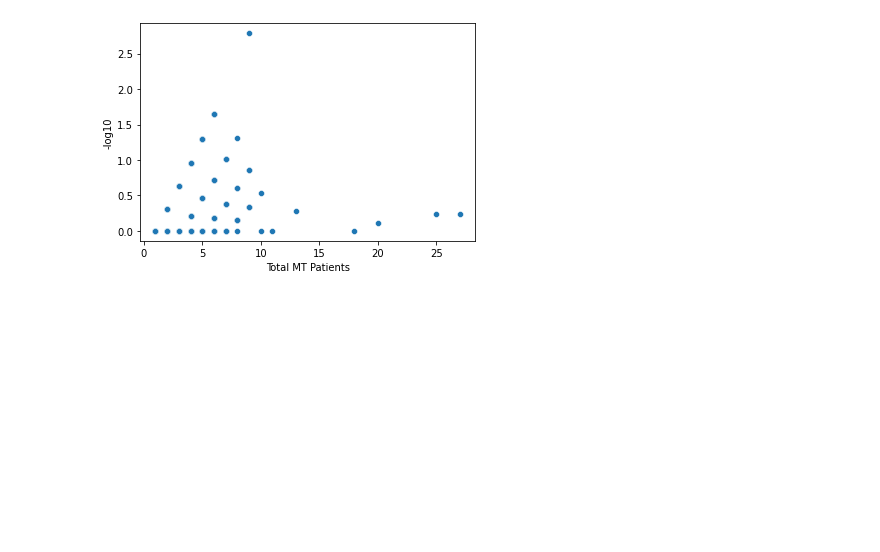
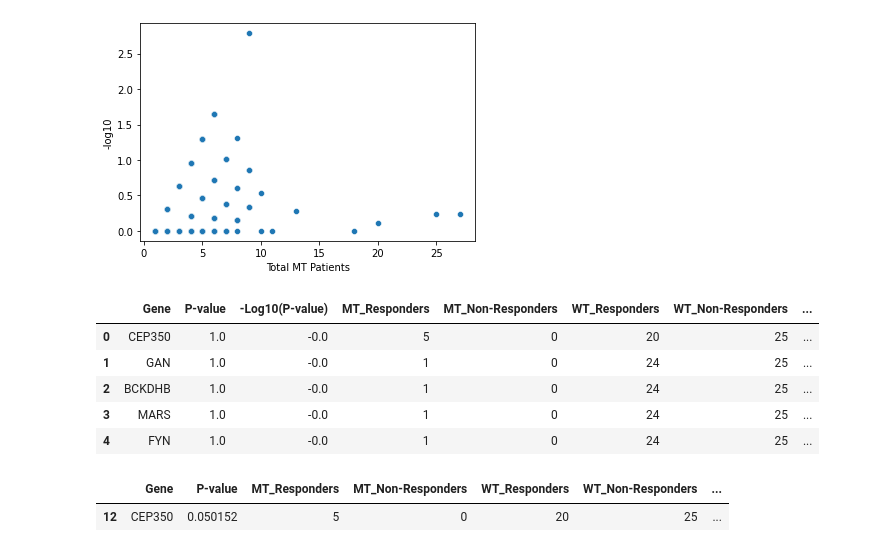
Before and after one commit to jakecharris/dana_farber-assignment, a Jupyter notebook: code-notebook.ipynb, the cells around one changed output. Cells and saved outputs as stored; diff of their text form; code cells hidden in the pictures; blank space fills up the shorter version.

```diff
--- a/code-notebook.ipynb
+++ b/code-notebook.ipynb
@@ -278,0 +384,7 @@ sns.scatterplot(data=gene_enrichment_table, x='Total MT Patients', y='-log10')
+# %%
+# Run Fisher's on all genes, make DF
+import multiprocess as mp
+
+genes = list(nonsynon_df['Hugo_Symbol'].unique())
+with mp.Pool(5) as pool:
+    full_dict = pool.map(gene_enrichment_fishers, genes) # multiprocess
@@ -278,0 +395,15 @@ sns.scatterplot(data=gene_enrichment_table, x='Total MT Patients', y='-log10')
+# %%
+fishers_df = pd.DataFrame.from_dict(full_dict).sort_values(by=['P-value'], ascending=True, ignore_index=True)
+fishers_df.head()
+# %% [output]
+|  | Gene | P-value | -Log10(P-value) | MT_Responders | MT_Non-Responders | WT_Responders | WT_Non-Responders | ... |
+| 0 | CEP350 | 1.0 | -0.0 | 5 | 0 | 20 | 25 | ... |
+| 1 | GAN | 1.0 | -0.0 | 1 | 0 | 24 | 25 | ... |
+| 2 | BCKDHB | 1.0 | -0.0 | 1 | 0 | 24 | 25 | ... |
+| 3 | MARS | 1.0 | -0.0 | 1 | 0 | 24 | 25 | ... |
+| 4 | FYN | 1.0 | -0.0 | 1 | 0 | 24 | 25 | ... |
+# %%
+gene_enrichment_table[gene_enrichment_table['Gene']=='CEP350']
+# %% [output]
+|  | Gene | P-value | MT_Responders | MT_Non-Responders | WT_Responders | WT_Non-Responders | ... |
+| 12 | CEP350 | 0.050152 | 5 | 0 | 20 | 25 | ... |
```
Also changed, not shown: parts of 6 cells of this notebook.
